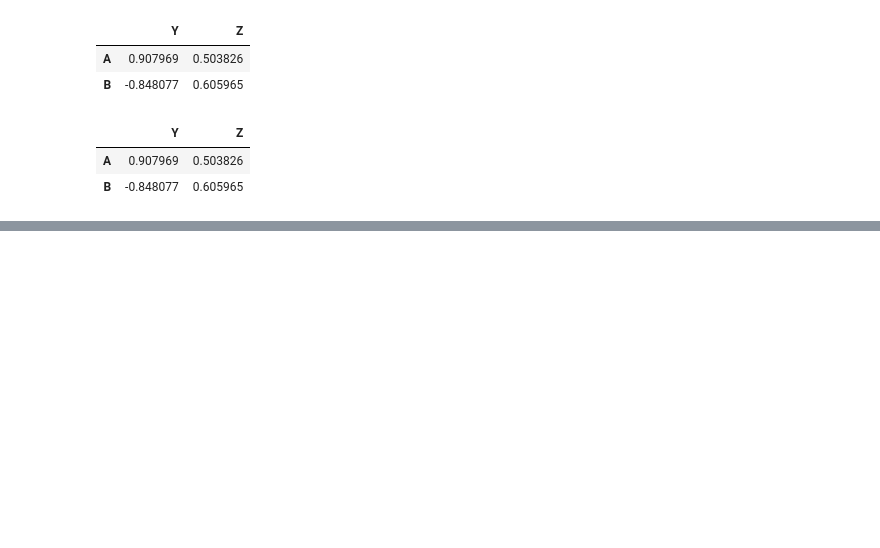
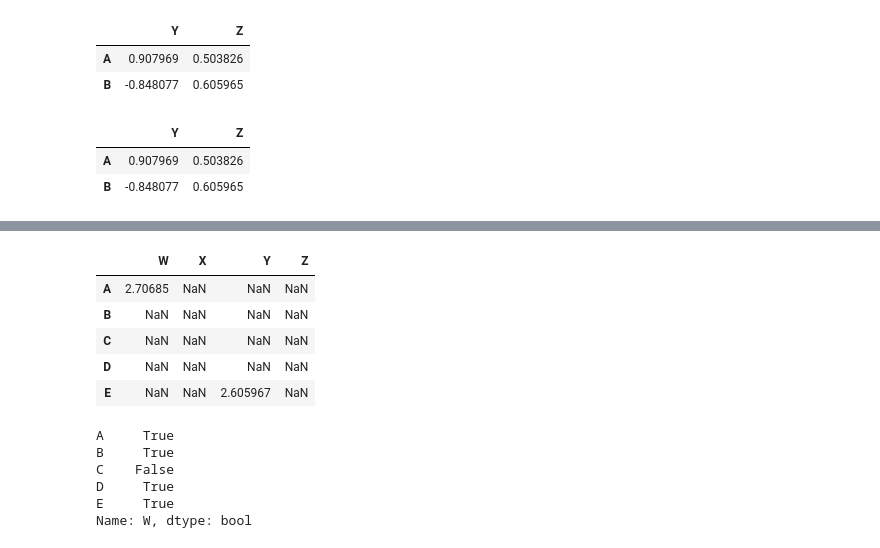
Before and after one commit to btrentini/python_practice, a Jupyter notebook: data_science_bootcamp/#bruno_files/Dataframes.ipynb, the cells around one changed output, grey strips where cells are left out. Drawn from its saved outputs; the diff is of its cells as text; code cells hidden in the pictures; blank space fills up the shorter version.

```diff
--- a/data_science_bootcamp/#bruno_files/Dataframes.ipynb
+++ b/data_science_bootcamp/#bruno_files/Dataframes.ipynb
@@ -151,0 +188,18 @@ df.iloc[0:2,2:]
+# %%
+df[df>2]
+# %% [output]
+|  | W | X | Y | Z |
+| A | 2.70685 | NaN | NaN | NaN |
+| B | NaN | NaN | NaN | NaN |
+| C | NaN | NaN | NaN | NaN |
+| D | NaN | NaN | NaN | NaN |
+| E | NaN | NaN | 2.605967 | NaN |
+# %%
+df['W']>0
+# %% [output]
+A     True
+B     True
+C    False
+D     True
+E     True
+Name: W, dtype: bool
```
Also changed, not shown: parts of 17 cells of this notebook.
